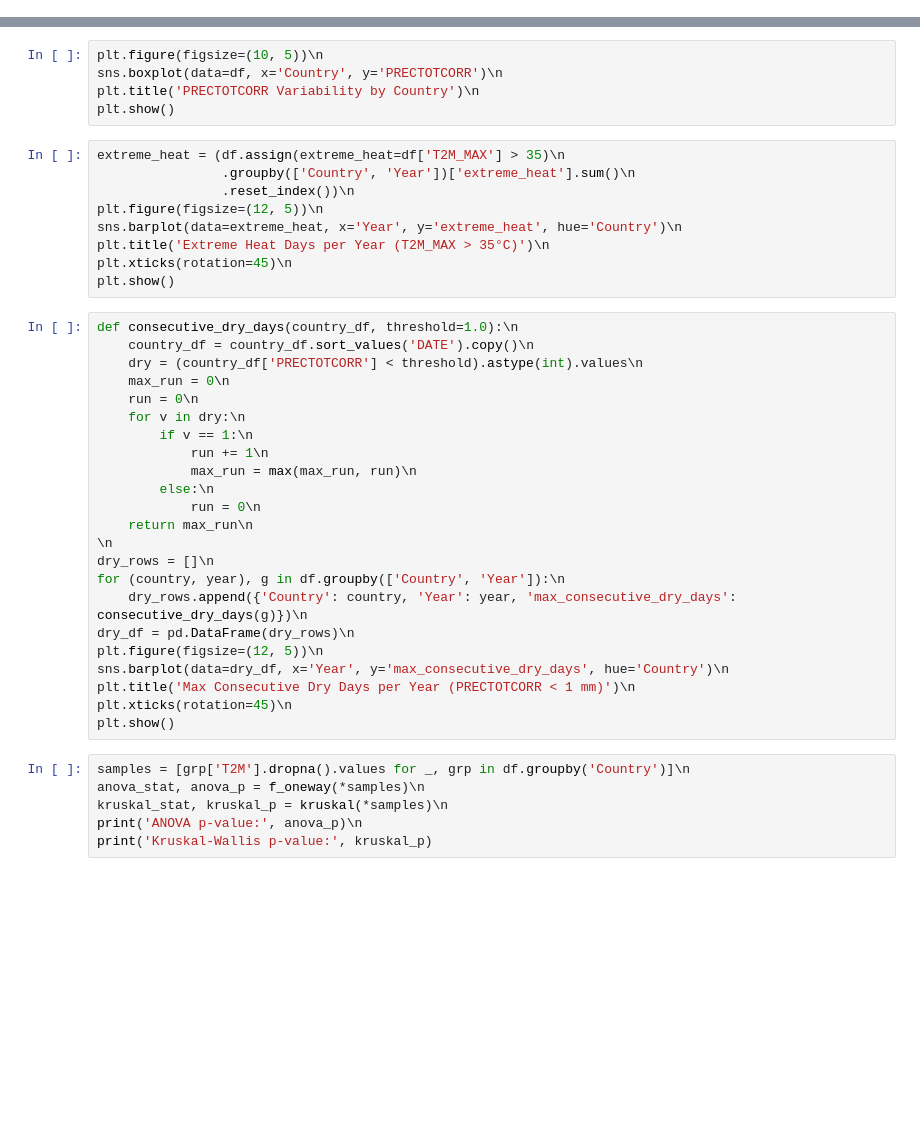
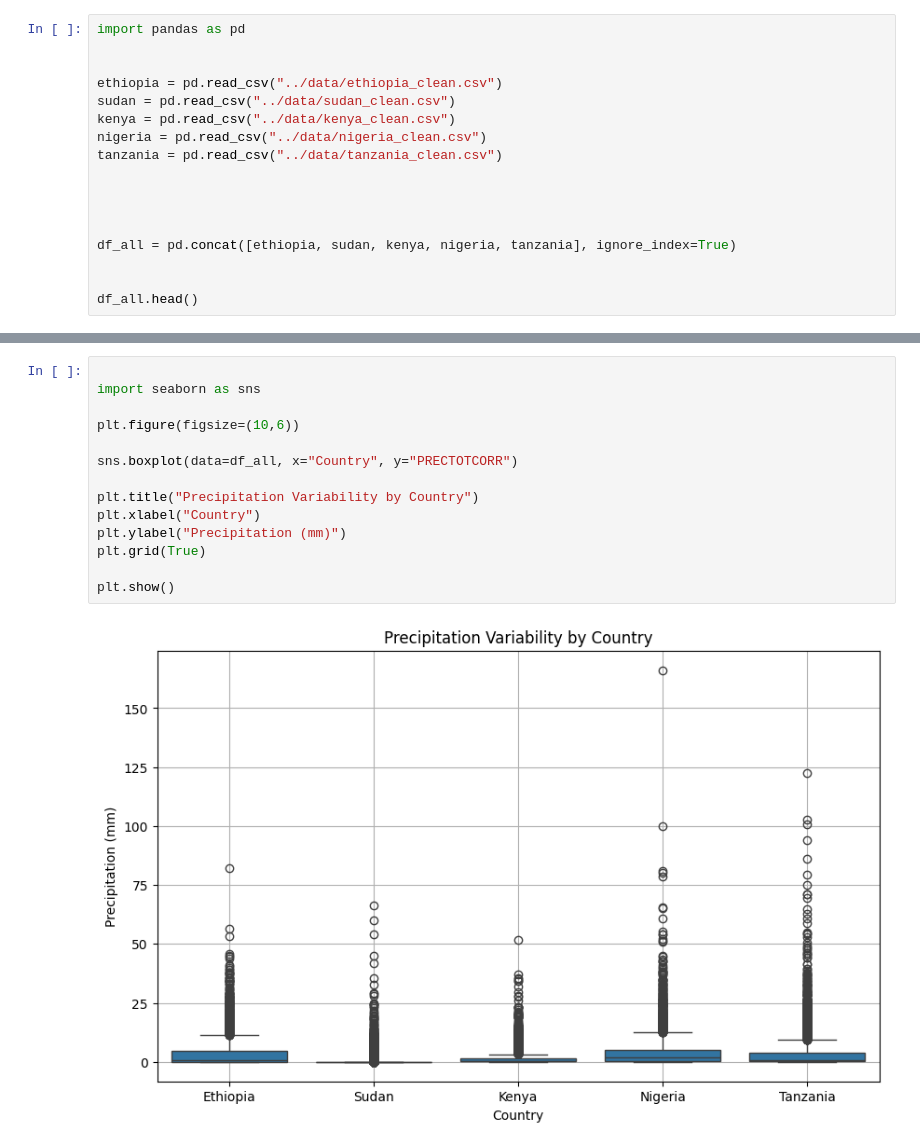
Before and after one commit to Elsa2116/climate-challenge-week0, a Jupyter notebook: notebooks/compare_countries.ipynb, the cells around one changed output, grey strips where cells are left out. Drawn from its saved outputs; the diff is of its cells as text; blank space fills up the shorter version.

```diff
--- a/notebooks/compare_countries.ipynb
+++ b/notebooks/compare_countries.ipynb
@@ -59,0 +1,17 @@ display(prect_summary)
+# %%
+import pandas as pd
+
+
+ethiopia = pd.read_csv("../data/ethiopia_clean.csv")
+sudan = pd.read_csv("../data/sudan_clean.csv")
+kenya = pd.read_csv("../data/kenya_clean.csv")
+nigeria = pd.read_csv("../data/nigeria_clean.csv")
+tanzania = pd.read_csv("../data/tanzania_clean.csv")
+
+
+
+
+df_all = pd.concat([ethiopia, sudan, kenya, nigeria, tanzania], ignore_index=True)
+
+
+df_all.head()
@@ -60,43 +72,16 @@ display(prect_summary)
 # %%
-plt.figure(figsize=(10, 5))\n
-sns.boxplot(data=df, x='Country', y='PRECTOTCORR')\n
-plt.title('PRECTOTCORR Variability by Country')\n
+
+import seaborn as sns
+
+plt.figure(figsize=(10,6))
+
+sns.boxplot(data=df_all, x="Country", y="PRECTOTCORR")
+
+plt.title("Precipitation Variability by Country")
+plt.xlabel("Country")
+plt.ylabel("Precipitation (mm)")
+plt.grid(True)
+
 plt.show()
+# %% [output]
+[figure, added]
-# %%
-extreme_heat = (df.assign(extreme_heat=df['T2M_MAX'] > 35)\n
-                .groupby(['Country', 'Year'])['extreme_heat'].sum()\n
-                .reset_index())\n
-plt.figure(figsize=(12, 5))\n
-sns.barplot(data=extreme_heat, x='Year', y='extreme_heat', hue='Country')\n
-plt.title('Extreme Heat Days per Year (T2M_MAX > 35°C)')\n
-plt.xticks(rotation=45)\n
-plt.show()
-# %%
-def consecutive_dry_days(country_df, threshold=1.0):\n
-    country_df = country_df.sort_values('DATE').copy()\n
-    dry = (country_df['PRECTOTCORR'] < threshold).astype(int).values\n
-    max_run = 0\n
-    run = 0\n
-    for v in dry:\n
-        if v == 1:\n
-            run += 1\n
-            max_run = max(max_run, run)\n
-        else:\n
-            run = 0\n
-    return max_run\n
-\n
-dry_rows = []\n
-for (country, year), g in df.groupby(['Country', 'Year']):\n
-    dry_rows.append({'Country': country, 'Year': year, 'max_consecutive_dry_days': consecutive_dry_days(g)})\n
-dry_df = pd.DataFrame(dry_rows)\n
-plt.figure(figsize=(12, 5))\n
-sns.barplot(data=dry_df, x='Year', y='max_consecutive_dry_days', hue='Country')\n
-plt.title('Max Consecutive Dry Days per Year (PRECTOTCORR < 1 mm)')\n
-plt.xticks(rotation=45)\n
-plt.show()
-# %%
-samples = [grp['T2M'].dropna().values for _, grp in df.groupby('Country')]\n
-anova_stat, anova_p = f_oneway(*samples)\n
-kruskal_stat, kruskal_p = kruskal(*samples)\n
-print('ANOVA p-value:', anova_p)\n
-print('Kruskal-Wallis p-value:', kruskal_p)
```
Also changed, not shown: parts of 27 cells of this notebook.
